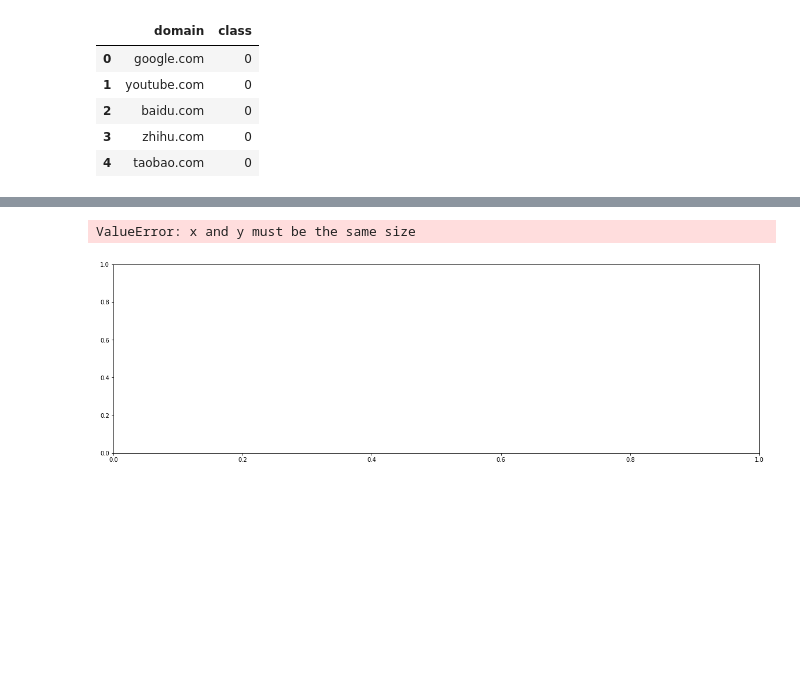
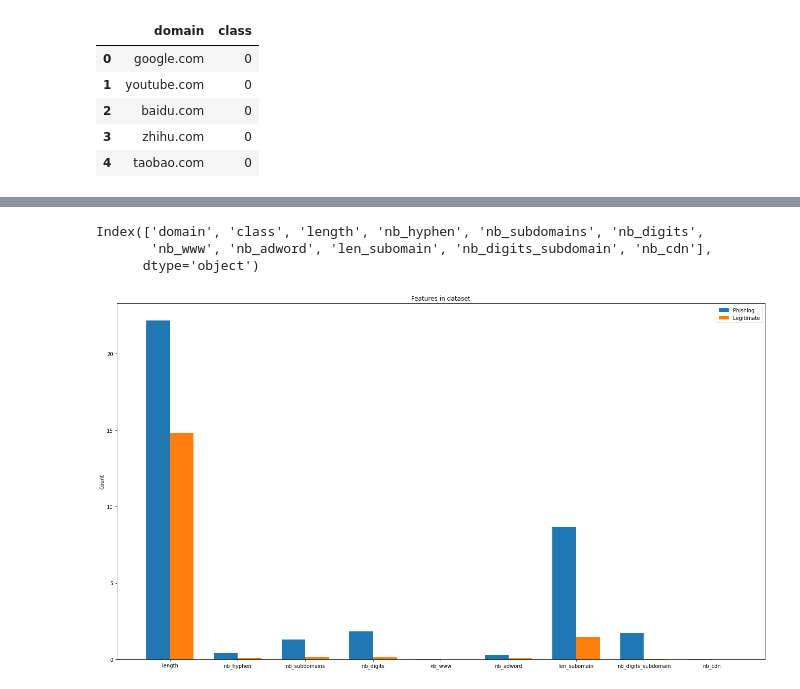
Before and after one commit to yadhukrishnam/ad-service-detection-machine-learning, a Jupyter notebook: notebooks/feature-extraction.ipynb, the cells around one changed output, grey strips where cells are left out. Cells and saved outputs as stored; diff of their text form; code cells hidden in the pictures; blank space fills up the shorter version.

```diff
--- a/notebooks/feature-extraction.ipynb
+++ b/notebooks/feature-extraction.ipynb
@@ -32 +34,3 @@ df['length'] = df['domain'].apply(lambda x: len(x))
+# %%
+df['nb_www'] = df['domain'].apply(lambda x: x.count("www"))
 # %%
@@ -53,13 +57,49 @@ df[df['class'] == 1].size
-# %%
-plt.figure(figsize=(20,6))
-
-plt.scatter([0] * df[df['class'] == 1].size, df[df['class'] == 1]["length"], color = 'red')
-plt.scatter([1] * df[df['class'] == 0].size, df[df['class'] == 0]["length"], color = 'green')
-
-plt.legend(["Phishing" , "Legitimate"])
-plt.ylabel('Length of URL')
-
-plt.show()
-# %% [output]
-ValueError: x and y must be the same size
-[figure, removed]
+# %%
+def count_digits_subdomain(string):
+    subdomains = string.split(".")[:-2]
+    subdomain = ''.join(subdomains)
+    return count_digits(subdomain)
+
+df["nb_digits_subdomain"] = df['domain'].apply(count_digits_subdomain)
+# %%
+df["is_net"] = df['domain'].apply(count_digits_subdomain)
+# %%
+def plot_graph(columns):
+
+    graph_data = {}
+
+    for column in columns:
+        graph_data[column] = [adservices[column].mean() , non_adservice[column].mean()]
+
+    adservices_count = [graph_data[x][0] for x in graph_data]
+    non_adservice_count = [graph_data[x][1] for x in graph_data]
+
+    x = np.arange(len(columns))
+    width = 0.35
+
+    fig, ax = plt.subplots()
+    rects1 = ax.bar(x - width/2, adservices_count, width, label='Phishing')
+    rects2 = ax.bar(x + width/2, non_adservice_count, width, label='Legitimate')
+
+    ax.set_ylabel('Count')
+    ax.set_title('Features in dataset')
+    ax.set_xticks(x)
+    ax.set_xticklabels(columns)
+    ax.legend()
+
+    fig.set_size_inches(18.5, 10.5)
+    fig.tight_layout()
+    plt.show()
+# %%
+df.columns
+# %% [output]
+Index(['domain', 'class', 'length', 'nb_hyphen', 'nb_subdomains', 'nb_digits',
+       'nb_www', 'nb_adword', 'len_subomain', 'nb_digits_subdomain', 'nb_cdn'],
+      dtype='object')
+# %%
+adservices = df[df['class'] == 1]
+non_adservice = df[df['class'] == 0]
+
+plot_graph(df.columns[2:])
+# %% [output]
+[figure, added]
```
Also changed, not shown: parts of 12 cells of this notebook, 4 other files.
